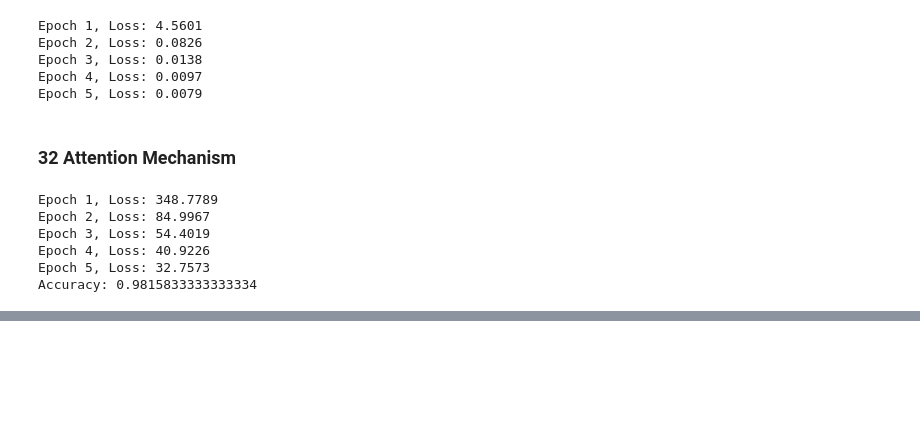
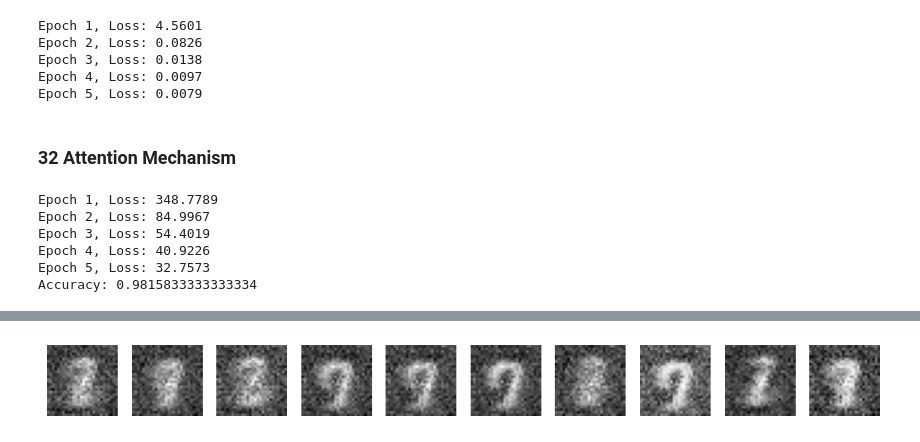
Before and after one commit to GodishalaAshwith/DeepLearning, a Jupyter notebook: DLlabCycle2.ipynb, the cells around one changed output, grey strips where cells are left out. Saved outputs shown, nothing was run; the diff lists cells and outputs as text; code cells hidden in the pictures; blank space fills up the shorter version.

```diff
--- a/DLlabCycle2.ipynb
+++ b/DLlabCycle2.ipynb
@@ -2067,0 +2251,92 @@ Accuracy: 0.9815833333333334
+# %%
+# GAN (INDEPENDENT)
+
+import torch
+import torch.nn as nn
+import torch.optim as optim
+import matplotlib.pyplot as plt
+from torchvision import datasets, transforms
+
+device = torch.device("cuda" if torch.cuda.is_available() else "cpu")
+
+# Data
+transform = transforms.ToTensor()
+loader = torch.utils.data.DataLoader(
+    datasets.MNIST('./data', train=True, download=True, transform=transform),
+    batch_size=128, shuffle=True
+)
+
+# Generator
+class Generator(nn.Module):
+    def __init__(self):
+        super().__init__()
+        self.net = nn.Sequential(
+            nn.Linear(100, 256),
+            nn.ReLU(),
+            nn.Linear(256, 784),
+            nn.Tanh()
+        )
+
+    def forward(self, z):
+        return self.net(z).view(-1,1,28,28)
+
+# Discriminator
+class Discriminator(nn.Module):
+    def __init__(self):
+        super().__init__()
+        self.net = nn.Sequential(
+            nn.Linear(784, 256),
+            nn.ReLU(),
+            nn.Linear(256, 1),
+            nn.Sigmoid()
+        )
+
+    def forward(self, x):
+        return self.net(x.view(-1,784))
+
+G = Generator().to(device)
+D = Discriminator().to(device)
+
+opt_G = optim.Adam(G.parameters(), lr=0.0002)
+opt_D = optim.Adam(D.parameters(), lr=0.0002)
+loss_fn = nn.BCELoss()
+
+# Train
+for epoch in range(3):
+    for real, _ in loader:
+        real = real.to(device)
+        batch = real.size(0)
+
+        # Train Discriminator
+        z = torch.randn(batch,100).to(device)
+        fake = G(z)
+
+        real_loss = loss_fn(D(real), torch.ones(batch,1).to(device))
+        fake_loss = loss_fn(D(fake.detach()), torch.zeros(batch,1).to(device))
+
+        d_loss = real_loss + fake_loss
+        opt_D.zero_grad()
+        d_loss.backward()
+        opt_D.step()
+
+        # Train Generator
+        z = torch.randn(batch,100).to(device)
+        fake = G(z)
+        g_loss = loss_fn(D(fake), torch.ones(batch,1).to(device))
+
+        opt_G.zero_grad()
+        g_loss.backward()
+        opt_G.step()
+
+    print(f"Epoch {epoch+1}, D Loss: {d_loss.item()}, G Loss: {g_loss.item()}")
+
+# Show generated images
+z = torch.randn(10,100).to(device)
+samples = G(z).detach().cpu()
+
+fig, ax = plt.subplots(1,10, figsize=(12,2))
+for i in range(10):
+    ax[i].imshow(samples[i].squeeze(), cmap='gray')
+    ax[i].axis('off')
+plt.show()
+# %% [output]
@@ -2067,0 +2346 @@ Accuracy: 0.9815833333333334
+[figure, added]
```
Also changed, not shown: parts of 9 cells of this notebook.
